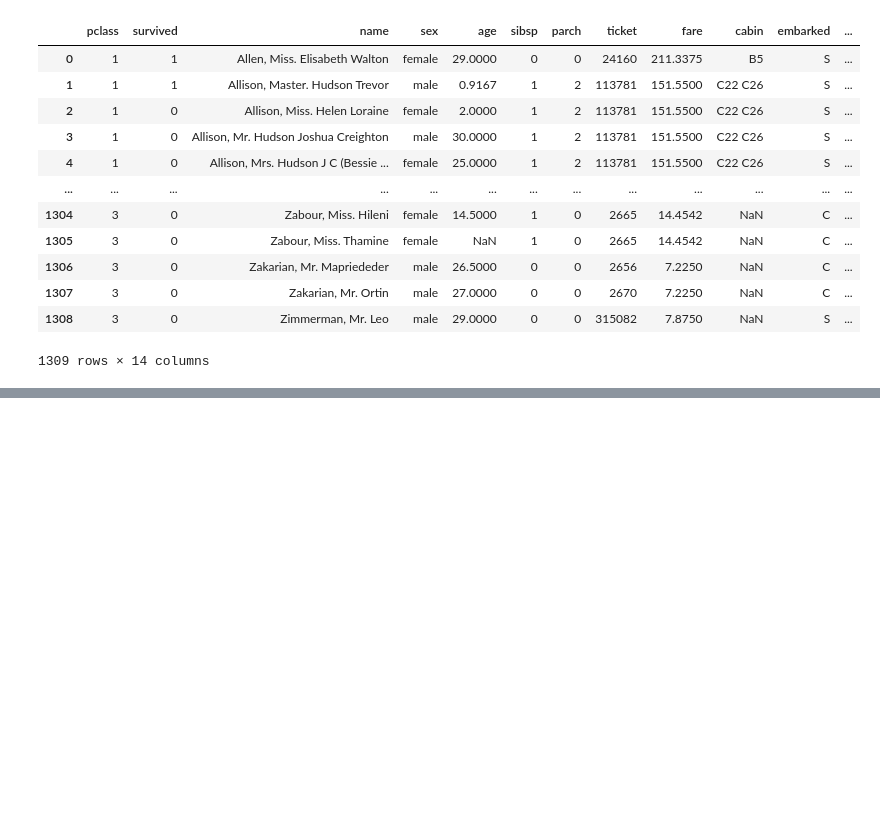
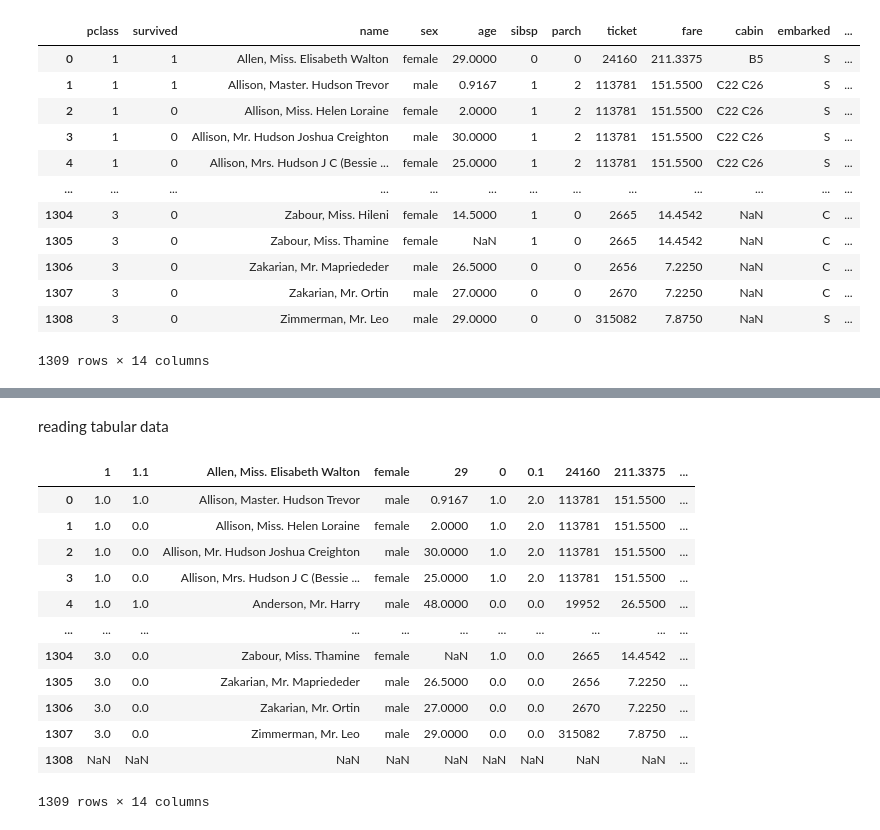
Before and after one commit to mbilal-OU/python_workshop, a Jupyter notebook: pandas_py.ipynb, the cells around one changed output, grey strips where cells are left out. Saved outputs shown, nothing was run; the diff lists cells and outputs as text; code cells hidden in the pictures; blank space fills up the shorter version.

```diff
--- a/pandas_py.ipynb
+++ b/pandas_py.ipynb
@@ -187,0 +226,20 @@ df
+# %% [markdown]
+reading tabular data
+# %%
+import pandas as pd
+df_tabulated=pd.read_table('titanic3.csv', sep=",", header=1)
+df_tabulated
+# %% [output]
+|  | 1 | 1.1 | Allen, Miss. Elisabeth Walton | female | 29 | 0 | 0.1 | 24160 | 211.3375 | ... |
+| 0 | 1.0 | 1.0 | Allison, Master. Hudson Trevor | male | 0.9167 | 1.0 | 2.0 | 113781 | 151.5500 | ... |
+| 1 | 1.0 | 0.0 | Allison, Miss. Helen Loraine | female | 2.0000 | 1.0 | 2.0 | 113781 | 151.5500 | ... |
+| 2 | 1.0 | 0.0 | Allison, Mr. Hudson Joshua Creighton | male | 30.0000 | 1.0 | 2.0 | 113781 | 151.5500 | ... |
+| 3 | 1.0 | 0.0 | Allison, Mrs. Hudson J C (Bessie ... | female | 25.0000 | 1.0 | 2.0 | 113781 | 151.5500 | ... |
+| 4 | 1.0 | 1.0 | Anderson, Mr. Harry | male | 48.0000 | 0.0 | 0.0 | 19952 | 26.5500 | ... |
+| ... | ... | ... | ... | ... | ... | ... | ... | ... | ... | ... |
+| 1304 | 3.0 | 0.0 | Zabour, Miss. Thamine | female | NaN | 1.0 | 0.0 | 2665 | 14.4542 | ... |
+| 1305 | 3.0 | 0.0 | Zakarian, Mr. Mapriededer | male | 26.5000 | 0.0 | 0.0 | 2656 | 7.2250 | ... |
+| 1306 | 3.0 | 0.0 | Zakarian, Mr. Ortin | male | 27.0000 | 0.0 | 0.0 | 2670 | 7.2250 | ... |
+| 1307 | 3.0 | 0.0 | Zimmerman, Mr. Leo | male | 29.0000 | 0.0 | 0.0 | 315082 | 7.8750 | ... |
+| 1308 | NaN | NaN | NaN | NaN | NaN | NaN | NaN | NaN | NaN | ... |
+1309 rows × 14 columns
```
Also changed, not shown: parts of 18 cells of this notebook.
